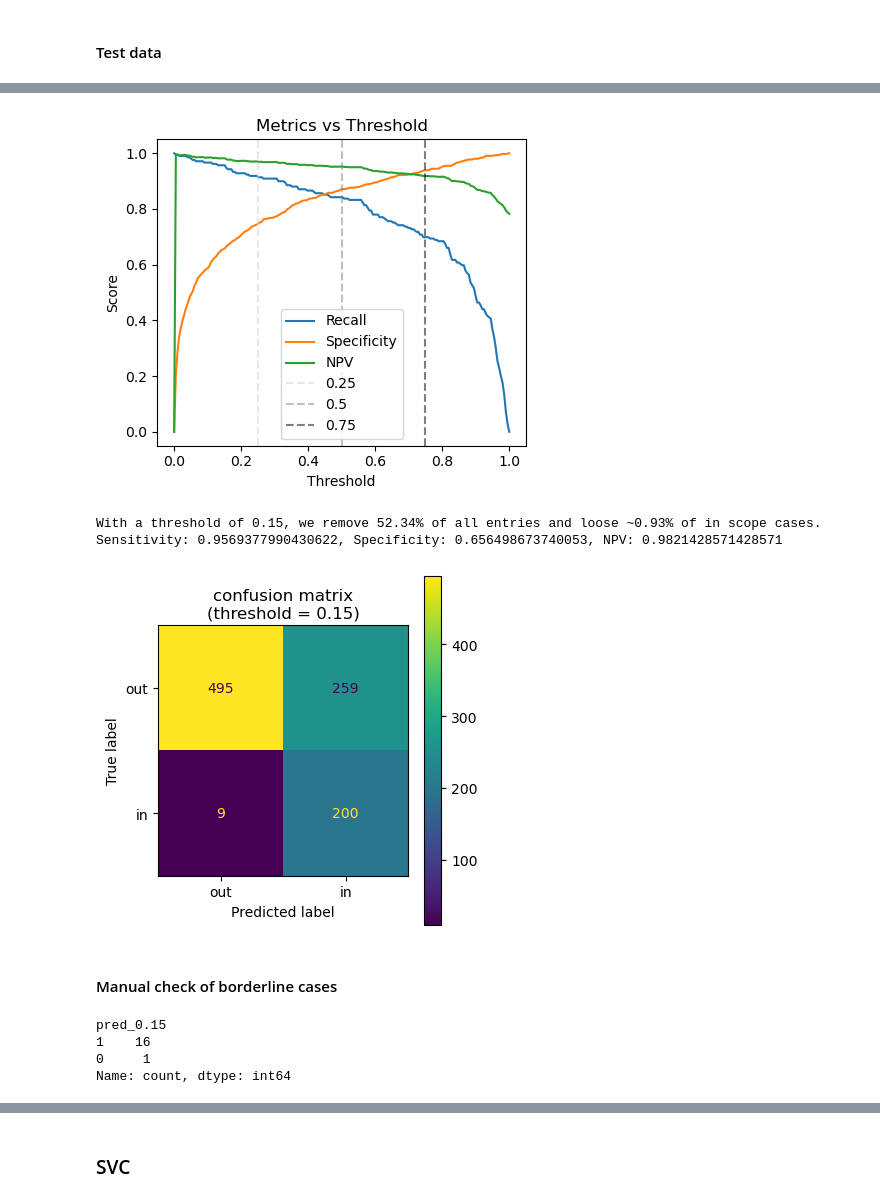
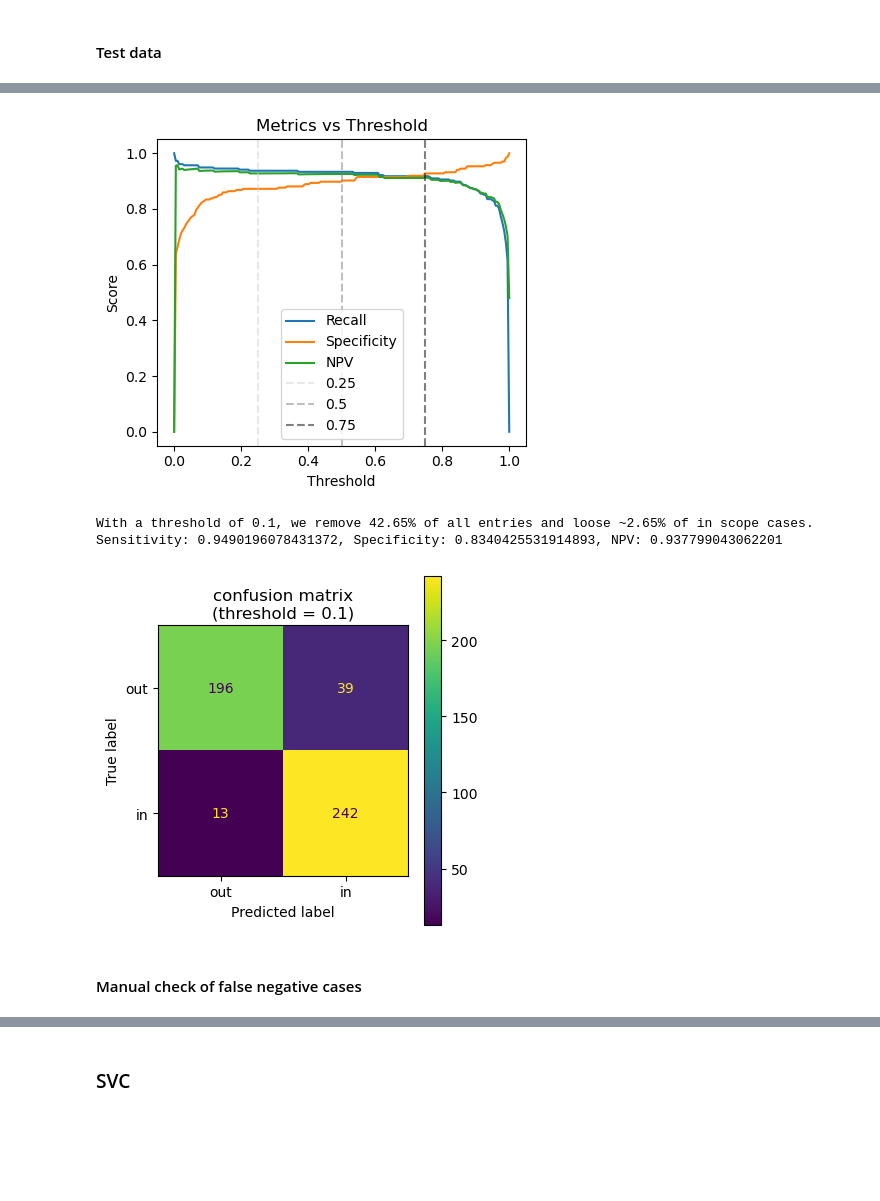
Before and after one commit to violah-fellow/SHEEP, a Jupyter notebook: Patents/ML/Optimisation_Stage1_patents.ipynb, the cells around one changed output, grey strips where cells are left out. Saved outputs shown, nothing was run; the diff lists cells and outputs as text; code cells hidden in the pictures; blank space fills up the shorter version.

```diff
--- a/Patents/ML/Optimisation_Stage1_patents.ipynb
+++ b/Patents/ML/Optimisation_Stage1_patents.ipynb
@@ -163,7 +163,8 @@ db.sql("CREATE OR REPLACE TABLE patents_embeddings AS SELECT id, embedding FROM
 embeddings = np.load('patentsberta_embeddings_checkpoint.npy')
 # %%
 # For now only stratify by scope and pillar
-data['stratify_label'] = data['scope'] + data['pillar'].fillna('NA')
+data['pillar'] = data['pillar'].fillna('NA')
+data['stratify_label'] = data['scope'] + data['pillar']
 # %%
 from sklearn.model_selection import train_test_split
 
@@ -391,7 +392,7 @@ mlp_grid[cols].sort_values('mean_test_npv', ascending=False)
 #### Cross validation
 # %%
 # Logistic Regression with C=10 and penalty='l2'
-clf = LogisticRegression(max_iter=1000, class_weight='balanced', C=0.1, penalty='l2', random_state=42)
+clf = LogisticRegression(max_iter=1000, class_weight='balanced', C=100, solver="liblinear", random_state=42)
 cv  = StratifiedKFold(n_splits=5, shuffle=True, random_state=42)
 # %%
 # fit model
@@ -606,13 +607,13 @@ ax.set_title('Metrics vs Threshold')
 ax.legend()
 
 plt.tight_layout()
-plt.savefig('Plots/SPECTER_LR_MetricsThreshold.png', dpi=150, bbox_inches='tight')
+plt.savefig('Plots/PatentSBERTa_LR_MetricsThreshold.png', dpi=150, bbox_inches='tight')
 plt.show()
 # %% [output]
-[figure, old version]
+[figure, new version]
 # %%
 # Metrics for threshold T
-T = 0.15
+T = 0.1
 pred = (lr_test_proba >= T).astype(int)
 
 TP = ((pred == 1) & (y_test_scope == 1)).sum()
@@ -629,24 +630,24 @@ p, c = np.unique(pred, return_counts=True)
 print(f"With a threshold of {T}, we remove {round(c[0] / (c[0] + c[1]) * 100, 2)}% of all entries and loose ~{round(FN / len(pred) * 100,2)}% of in scope cases.")
 print(f"Sensitivity: {sensitivity}, Specificity: {specificity}, NPV: {npv}")
 # %% [output]
-With a threshold of 0.15, we remove 52.34% of all entries and loose ~0.93% of in scope cases.
-Sensitivity: 0.9569377990430622, Specificity: 0.656498673740053, NPV: 0.9821428571428571
+With a threshold of 0.1, we remove 42.65% of all entries and loose ~2.65% of in scope cases.
+Sensitivity: 0.9490196078431372, Specificity: 0.8340425531914893, NPV: 0.937799043062201
 # %%
-lr_test_preds_015 = (lr_test_proba >= 0.15).astype(int)  # binary at default threshold
+lr_test_preds_T = (lr_test_proba >= T).astype(int)  # binary at default threshold
 
 # Plot confusion matrix
 fig, ax = plt.subplots(figsize=(4,4))
 
 ConfusionMatrixDisplay(
-    confusion_matrix(y_test_scope, lr_test_preds_015),
+    confusion_matrix(y_test_scope, lr_test_preds_T),
     display_labels=['out', 'in']
 ).plot(ax=ax)
-ax.set_title('confusion matrix\n(threshold = 0.15)')
+ax.set_title(f'confusion matrix\n(threshold = {T})')
 
 plt.tight_layout()
-plt.savefig('Plots/SPECTER_LR_T015_ConfusionMatrix.png', dpi=150, bbox_inches='tight')
+plt.savefig(f'Plots/PatentSBERTa_LR_T{T}_ConfusionMatrix.png', dpi=150, bbox_inches='tight')
 plt.show()
 # %% [output]
-[figure, old version]
+[figure, new version]
 # %%
 # Combine tables with probabilities and predictions for threshold T
@@ -662,4 +663,4 @@ d_test[f'pred_{T}'] = (d_test['proba'] >= T).astype(int)
 
 d = pd.concat([d_train, d_test])
 # %% [markdown]
-#### Manual check of borderline cases
+#### Manual check of false negative cases
@@ -674,10 +667,3 @@ borderline = [
-# %%
-d[d['id'].isin(borderline)].value_counts(f'pred_{T}')
-# %% [output]
-pred_0.15
-1    16
-0     1
-Name: count, dtype: int64
 # %%
 # Check wether truncation during embedding makes a difference
 d.groupby(['scope', 'truncated'])['proba'].mean()
```
Also changed, not shown: parts of 98 cells of this notebook, 9 other files.
